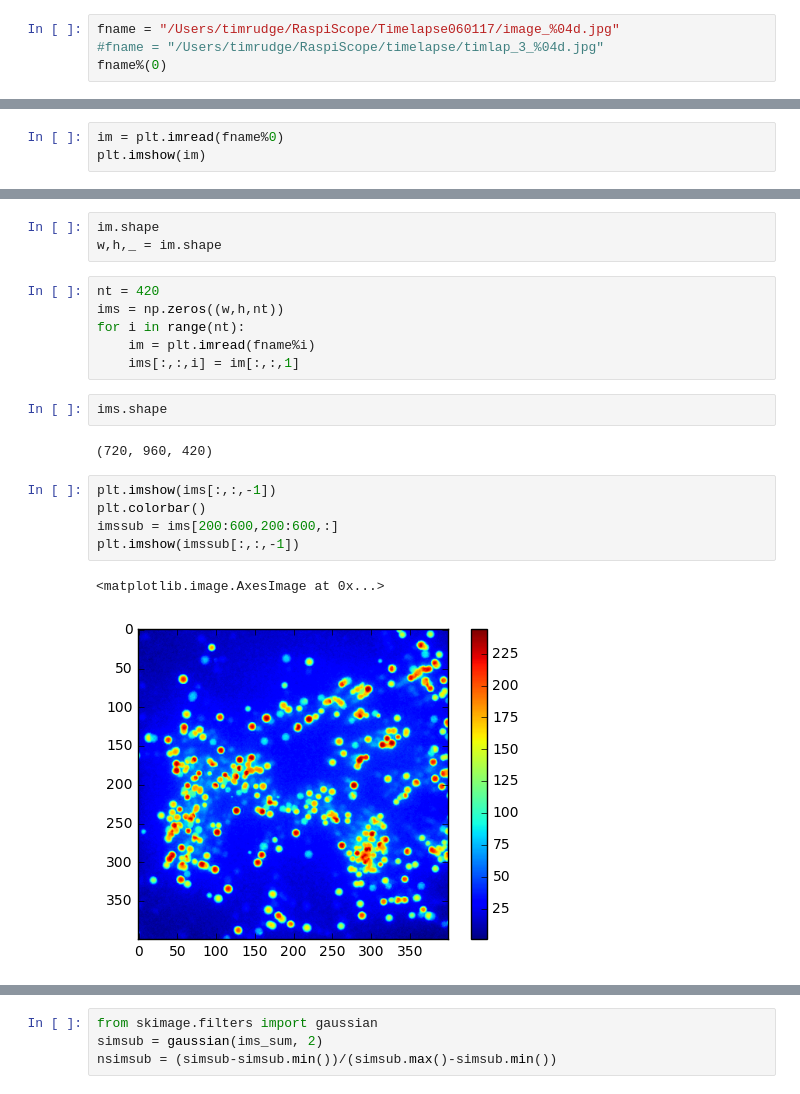
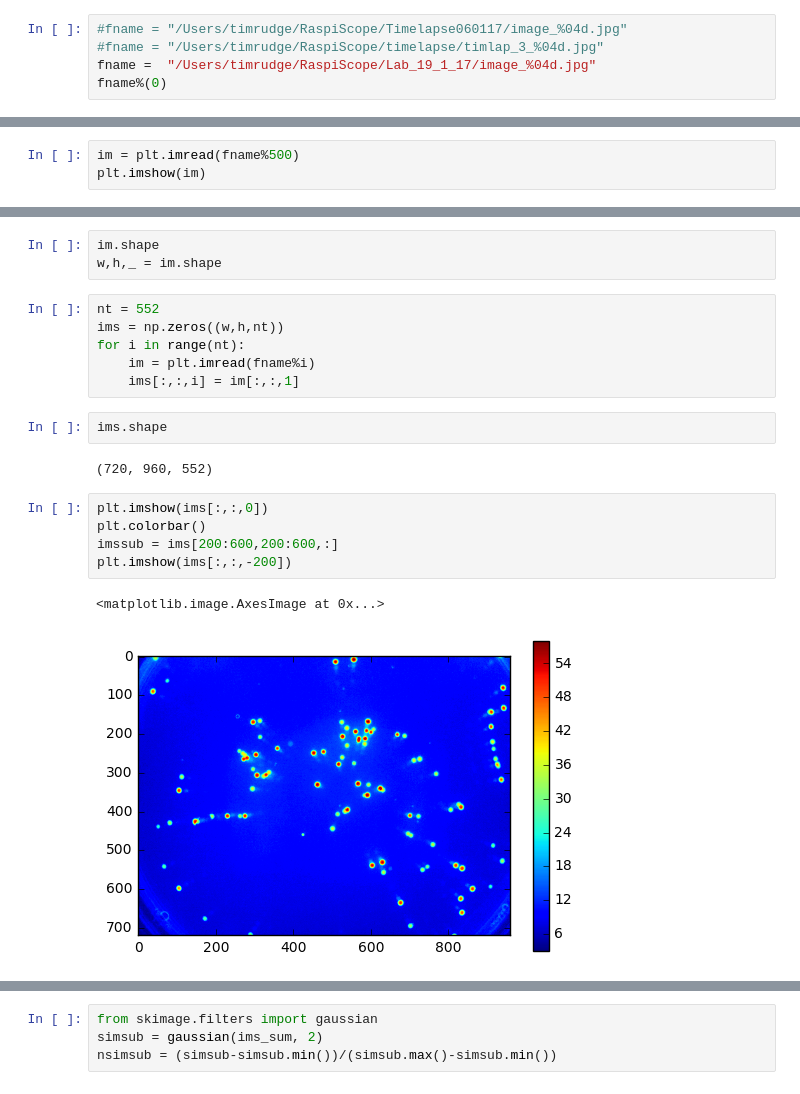
Before and after one commit to RudgeLab/FluoPi, a Jupyter notebook: Analysis.ipynb, the cells around one changed output, grey strips where cells are left out. Drawn from its saved outputs; the diff is of its cells as text.

```diff
--- a/Analysis.ipynb
+++ b/Analysis.ipynb
@@ -7,7 +7,8 @@ import numpy as np
 import skimage
 from skimage import io, filters
 # %%
-fname = "/Users/timrudge/RaspiScope/Timelapse060117/image_%04d.jpg"
+#fname = "/Users/timrudge/RaspiScope/Timelapse060117/image_%04d.jpg"
 #fname = "/Users/timrudge/RaspiScope/timelapse/timlap_3_%04d.jpg"
+fname =  "/Users/timrudge/RaspiScope/Lab_19_1_17/image_%04d.jpg"
 fname%(0)
 # %% [output]
@@ -15,5 +16,5 @@ fname%(0)
 # %%
-im = plt.imread(fname%0)
+im = plt.imread(fname%500)
 plt.imshow(im)
 # %% [output]
 <matplotlib.image.AxesImage at 0x...>
@@ -22,7 +23,7 @@ plt.imshow(im)
 im.shape
 w,h,_ = im.shape
 # %%
-nt = 420
+nt = 552
 ims = np.zeros((w,h,nt))
 for i in range(nt):
     im = plt.imread(fname%i)
@@ -30,15 +31,15 @@ for i in range(nt):
 # %%
 ims.shape
 # %% [output]
-(720, 960, 420)
+(720, 960, 552)
 # %%
-plt.imshow(ims[:,:,-1])
+plt.imshow(ims[:,:,0])
 plt.colorbar()
 imssub = ims[200:600,200:600,:]
-plt.imshow(imssub[:,:,-1])
+plt.imshow(ims[:,:,-200])
 # %% [output]
 <matplotlib.image.AxesImage at 0x...>
-[figure, old version]
+[figure, new version]
 # %%
 sumims = imssub.sum(axis=(0,1))
 sumims.shape
```
Also changed, not shown: parts of 16 cells of this notebook, 1 other file.
